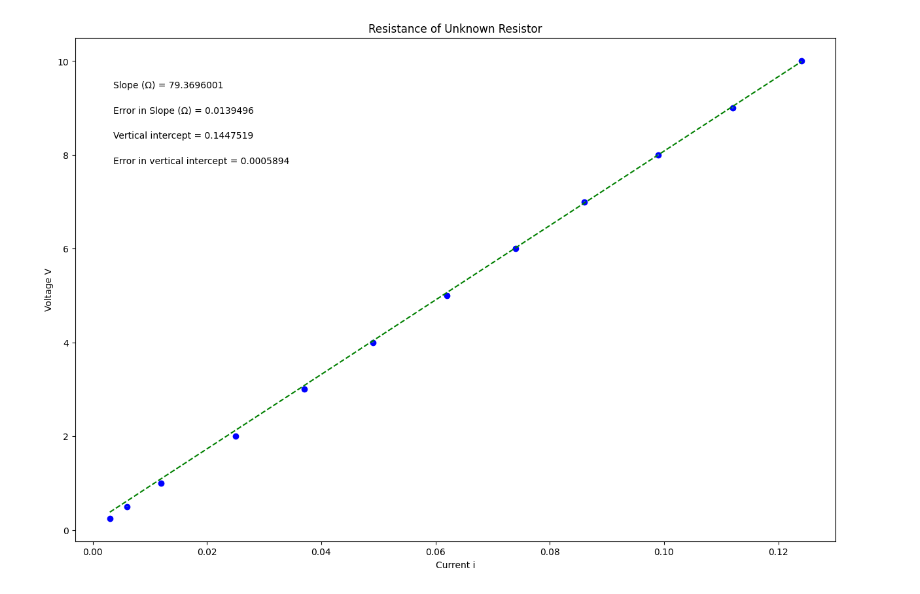
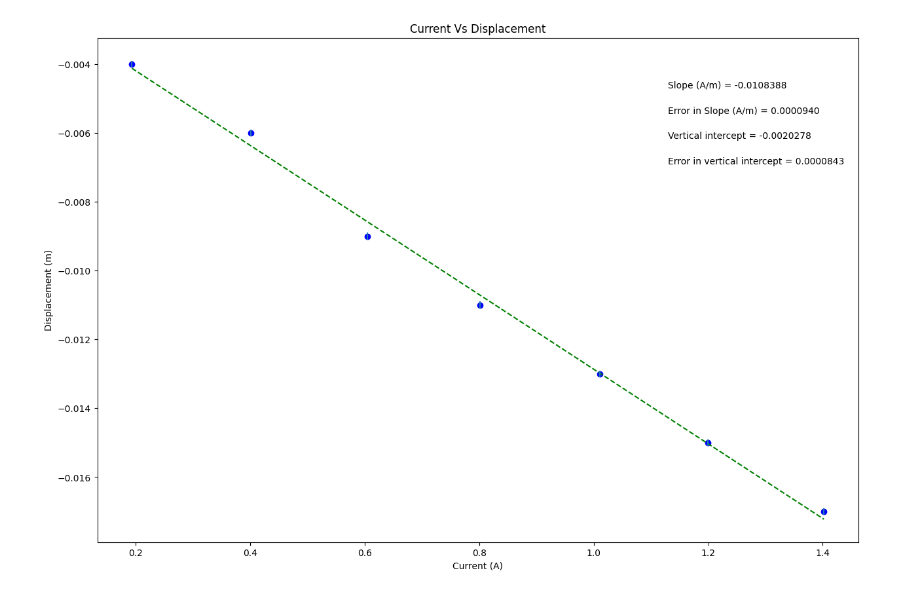
Before and after one commit to I-cant-belive-xander-is-here/Physics-Lab-II, a Jupyter notebook: PHSXlab_plotting_template.ipynb, the cells around one changed output. Cells and saved outputs as stored; diff of their text form; code cells hidden in the pictures.

```diff
--- a/PHSXlab_plotting_template.ipynb
+++ b/PHSXlab_plotting_template.ipynb
@@ -19,33 +139,33 @@ import matplotlib.pyplot as plt
 #variable names should start with a letter and must contain only letters, numbers, and underscores
 
 
-Currenti = np.array([0.003, 0.006, 0.012, 0.025, 0.037, 0.049, 0.062, 0.074, 0.086, 0.099, 0.112, 0.124])
+Current= np.array([0.193, 0.401, 0.604, 0.801, 1.01, 1.199, 1.402])
 
-VoltageV = np.array([0.253, 0.506, 1.000, 2.008, 3.008, 4.004, 5.006, 6.005, 7.00, 8.00, 9.00, 10.00])
+Displacement = np.array([-0.004, -0.006, -0.009, -0.011, -0.013, -0.015, -0.017])
 
-Errorinvoltage = np.array([0.001, 0.001, 0.001, 0.001, 0.001, 0.001, 0.001, 0.001, 0.01, 0.01, 0.01, 0.01, ])
+err_Displacement = np.array([0.0001, 0.0001, 0.0001, 0.0001, 0.0001, 0.0001, 0.0001])
 
 
 
 #Re-assign variables as x, y, dy so that the remaining plotting code may remain generic
 #UPDATE VARIABLE NAMES (ON RHS OF EACH EQUAL SIGN) TO MATCH VARIABLE NAMES FOR DATA ABOVE
 
-x = Currenti            #this should be the array you want to plot on the x axis
-y = VoltageV            #this should be the array you want to plot on the y axis
-dy = Errorinvoltage        #this should be your error in y array
+x = Current             #this should be the array you want to plot on the x axis
+y = Displacement             #this should be the array you want to plot on the y axis
+dy = err_Displacement        #this should be your error in y array
 
 
 #UPDATE EACH OF THESE 4 STRINGS FOR YOUR PLOT LABELS AS YOU WANT THEM TO APPEAR
 
-plot_title= 'Resistance of Unknown Resistor'
-x_label= 'Current i'
-y_label= 'Voltage V'
-slope_units= 'Ω'
+plot_title= 'Current Vs Displacement'
+x_label= 'Current (A)'
+y_label= 'Displacement (m)'
+slope_units= 'A/m'
 
 #UPDATE ANNOTATION PLACEMENT SO IT'S OUT OF WAY OF PLOTTED DATA AND BEST FIT LINE
 #integer from 1 to 4, top R corner is 1 (counter-clockwise from there)
 
-annotation_placement=2
+annotation_placement=1
 
 
 #-----------------------------------------------------------------------#
@@ -92,31 +212,31 @@ elif annotation_placement==3 or annotation_placement==4:
 #Don't need to change anything in this section!
 
 #Plot data on graph. Plot error bars and place values for slope,
 #error in slope, and vertical intercept (plus error) on the plot using "annotate"
 
 plt.figure(figsize=(15,10))
 
 plt.plot(x, fit, color='green', linestyle='--')
 plt.scatter(x, y, color='blue', marker='o')
 
 plt.xlabel(x_label)
 plt.ylabel(y_label)
 plt.title(plot_title)
 
 plt.errorbar(x, y, yerr=dy, xerr=None, fmt="none") #don't need to plot x error bars
 
 plt.annotate('Slope ({}) = {value:.{digits}f}'.format(slope_units,value=m, digits=7),
              (xpos, ypos[0]), xycoords='axes fraction')
 
 plt.annotate('Error in Slope ({}) = {value:.{digits}f}'.format(slope_units,value=dm, digits=7),
              (xpos, ypos[1]), xycoords='axes fraction')
 
 plt.annotate('Vertical intercept = {value:.{digits}f}'.format(value=b, digits=7),
              (xpos, ypos[2]), xycoords='axes fraction')
 
 plt.annotate('Error in vertical intercept = {value:.{digits}f}'.format(value=db, digits=7),
              (xpos, ypos[3]), xycoords='axes fraction')
 
 plt.show()
 # %% [output]
-[figure, old version]
+[figure, new version]
```
Also changed, not shown: parts of 1 cell of this notebook.
